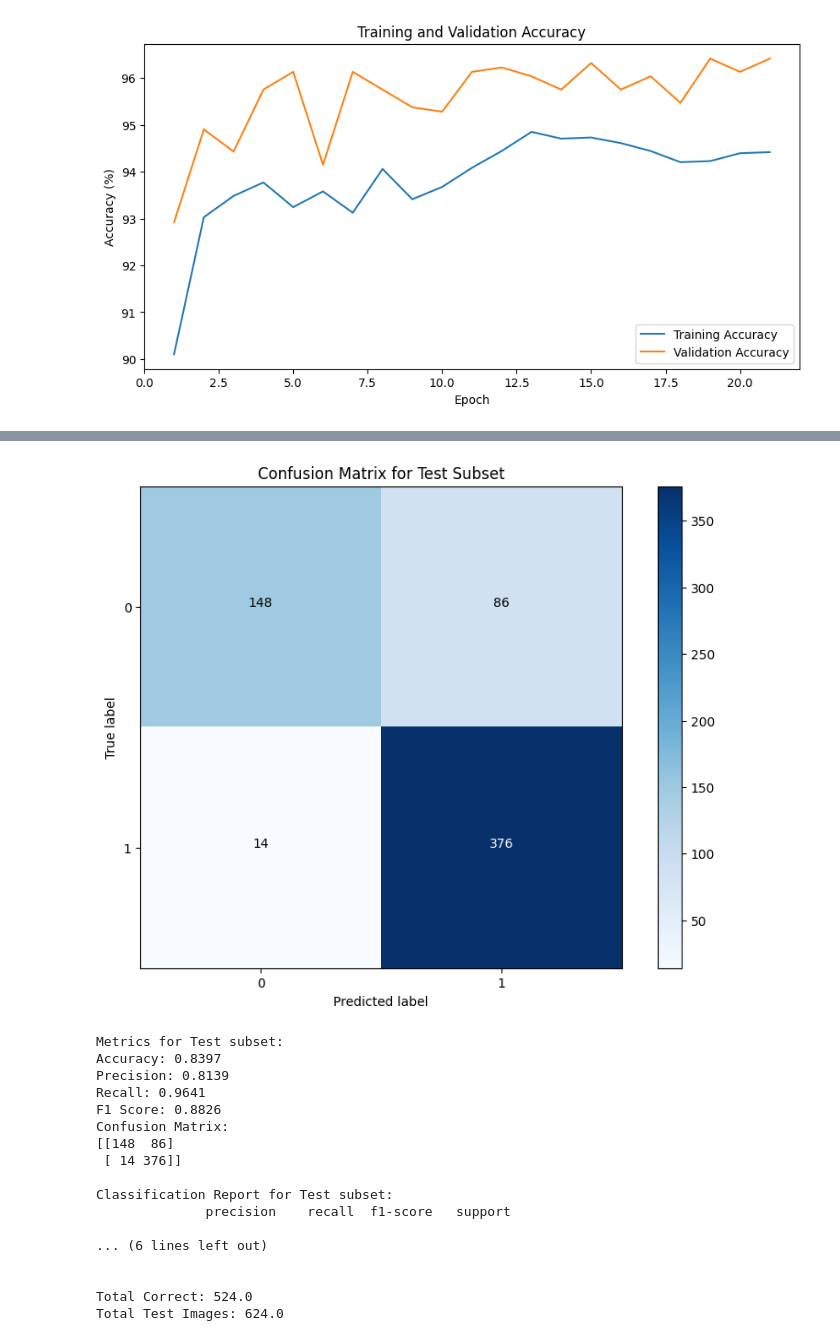
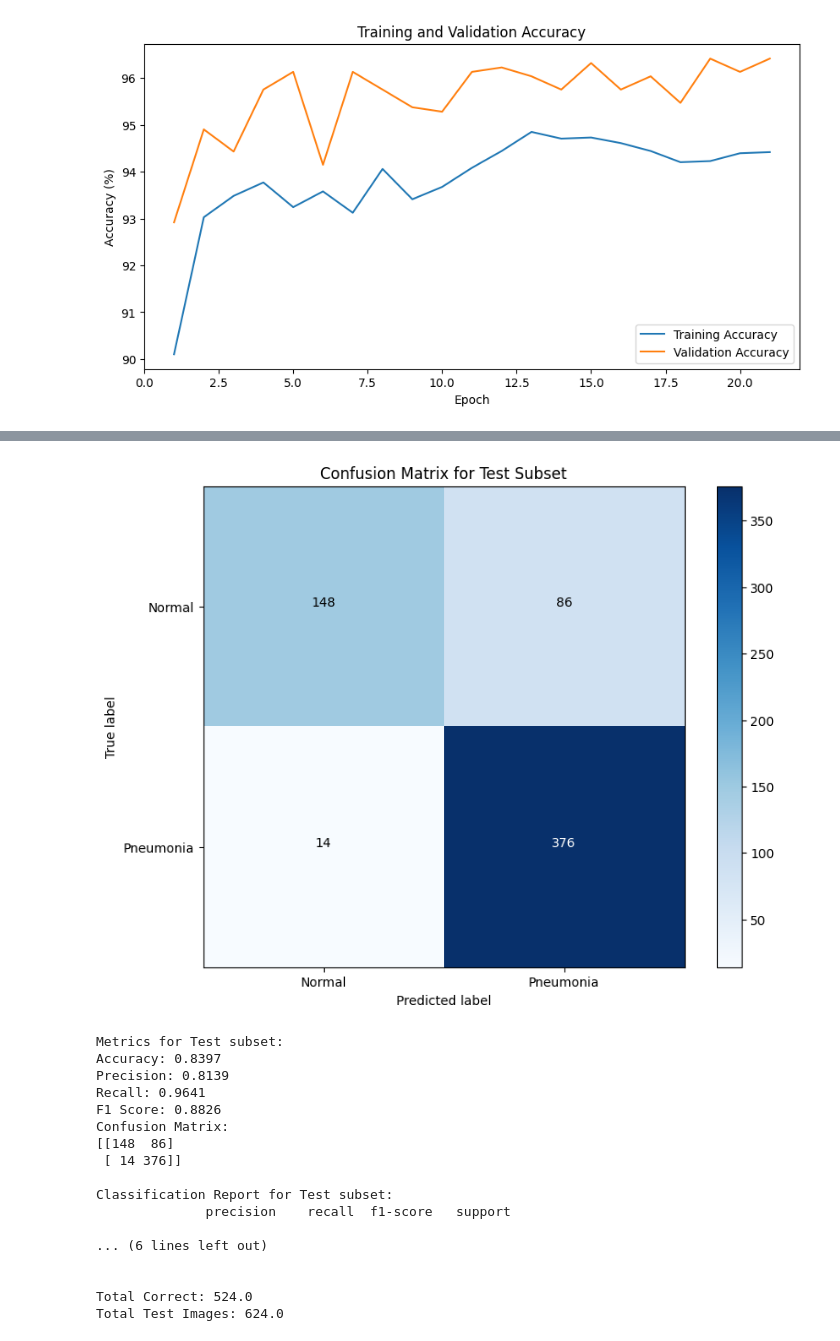
Before and after one commit to Profjay22/deeplearning_classification, a Jupyter notebook: xyz.ipynb, the cells around one changed output, grey strips where cells are left out. Saved outputs shown, nothing was run; the diff lists cells and outputs as text; code cells hidden in the pictures.

Commit message:
Updated the confusion matrix
Updated confusion matrix to show descriptive label

```diff
--- a/xyz.ipynb
+++ b/xyz.ipynb
@@ -556,47 +556,47 @@ def evaluate_model_test(loader, name):
     # Generate confusion matrix
     cm = confusion_matrix(ground_truths, predictions)
 
-    # Plot confusion matrix
+    # Plot confusion matrix with labels
     plt.figure(figsize=(8, 6))
     plt.imshow(cm, interpolation='nearest', cmap=plt.cm.Blues)
     plt.title(f'Confusion Matrix for {name} Subset')
     plt.colorbar()
-    classes = [str(i) for i in range(len(cm))]
+    classes = ["Normal", "Pneumonia"]
     tick_marks = np.arange(len(classes))
     plt.xticks(tick_marks, classes)
     plt.yticks(tick_marks, classes)
 
     fmt = 'd'
     thresh = cm.max() / 2.
     for i, j in itertools.product(range(cm.shape[0]), range(cm.shape[1])):
         plt.text(j, i, format(cm[i, j], fmt),
                  horizontalalignment="center",
                  color="white" if cm[i, j] > thresh else "black")
 
     plt.tight_layout()
     plt.ylabel('True label')
     plt.xlabel('Predicted label')
     plt.show()
 
     print(f"Metrics for {name} subset:")
     print(f"Accuracy: {accuracy:.4f}")
     print(f"Precision: {precision:.4f}")
     print(f"Recall: {recall:.4f}")
     print(f"F1 Score: {f1:.4f}")
     print(f"Confusion Matrix:\n{cm}\n")
 
     # Generate classification report
-    report = classification_report(ground_truths, predictions)
+    report = classification_report(ground_truths, predictions, target_names=classes)
     print(f"Classification Report for {name} subset:\n{report}\n")
 
     print("Total Correct: {} \nTotal Test Images: {}".format(running_correct, running_total))
 
     return ground_truths, predictions, input_images, accuracy, precision, recall, f1, cm
 
 # Call the function and store the returned values
 true_labels, pred_labels, input_images, accuracy, precision, recall, f1, cm = evaluate_model_test(test_loader, "Test")
 # %% [output]
-[figure, old version]
+[figure, new version]
 Metrics for Test subset:
 Accuracy: 0.8397
 Precision: 0.8139
```
Also changed, not shown: parts of 3 cells of this notebook.
